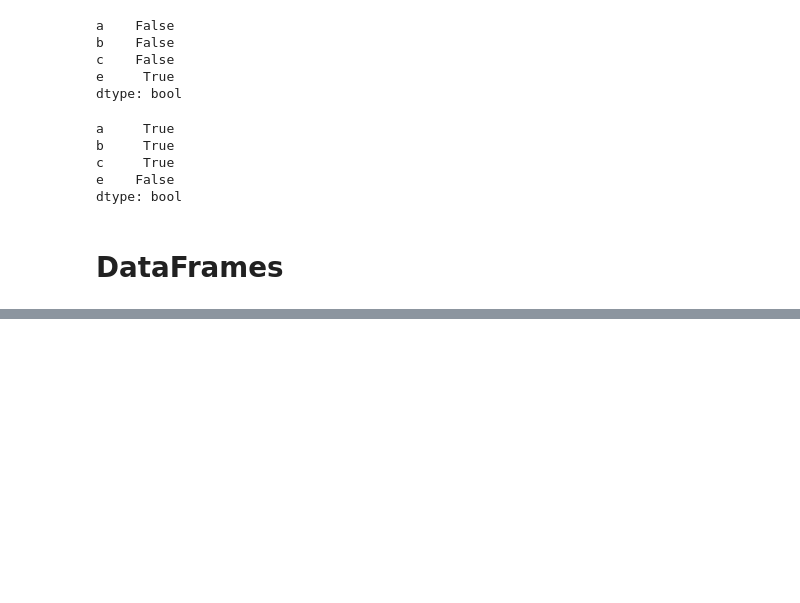
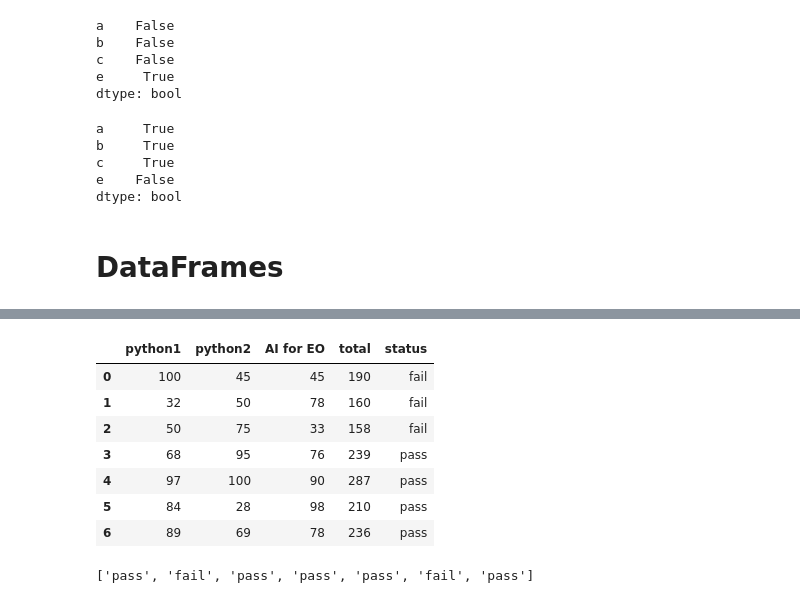
Before and after one commit to SaadUrRehmanBaig/piaicQuater2, a Jupyter notebook: piaic 3 | numpy 3d | pandas .ipynb, the cells around one changed output, grey strips where cells are left out. Drawn from its saved outputs; the diff is of its cells as text; code cells hidden in the pictures; blank space fills up the shorter version.

Commit message:
completed dataFrames in pandas with excercies

```diff
--- a/piaic 3 | numpy 3d | pandas .ipynb
+++ b/piaic 3 | numpy 3d | pandas .ipynb
@@ -276,0 +428,8 @@ dtype: bool
+# %%
+score = {"python1":[100,32,50,68,97,84,89],
+         "python2":[45,50,75,95,100,28,69],
+         "AI for EO":[45,78,33,76,90,98,78]
+
+        }
+# %%
+frame2 = pd.DataFrame(score)
@@ -276,0 +447,2 @@ dtype: bool
+# %%
+frame2["total"] = frame2.python1+frame2.python2+frame2["AI for EO"]
@@ -276,0 +460,20 @@ dtype: bool
+# %%
+frame2["status"]=["pass"if i >=200 else "fail" for i in frame2.total ]
+# %%
+frame2
+# %% [output]
+|  | python1 | python2 | AI for EO | total | status |
+| 0 | 100 | 45 | 45 | 190 | fail |
+| 1 | 32 | 50 | 78 | 160 | fail |
+| 2 | 50 | 75 | 33 | 158 | fail |
+| 3 | 68 | 95 | 76 | 239 | pass |
+| 4 | 97 | 100 | 90 | 287 | pass |
+| 5 | 84 | 28 | 98 | 210 | pass |
+| 6 | 89 | 69 | 78 | 236 | pass |
+# %%
+
+a=frame2[["python1","python2","AI for EO"]]
+a= [ "pass" if all(i >=33 ) else "fail" for i in frame2[["python1","python2","AI for EO"]].values]
+a
+# %% [output]
+['pass', 'fail', 'pass', 'pass', 'pass', 'fail', 'pass']
```
Also changed, not shown: parts of 29 cells of this notebook.
